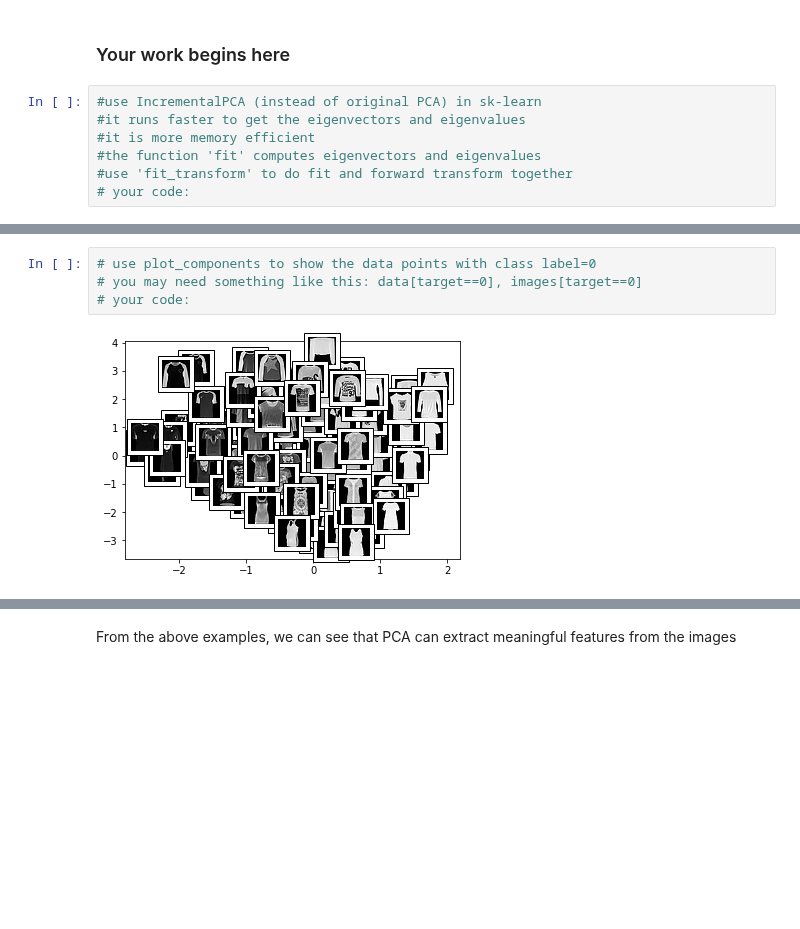
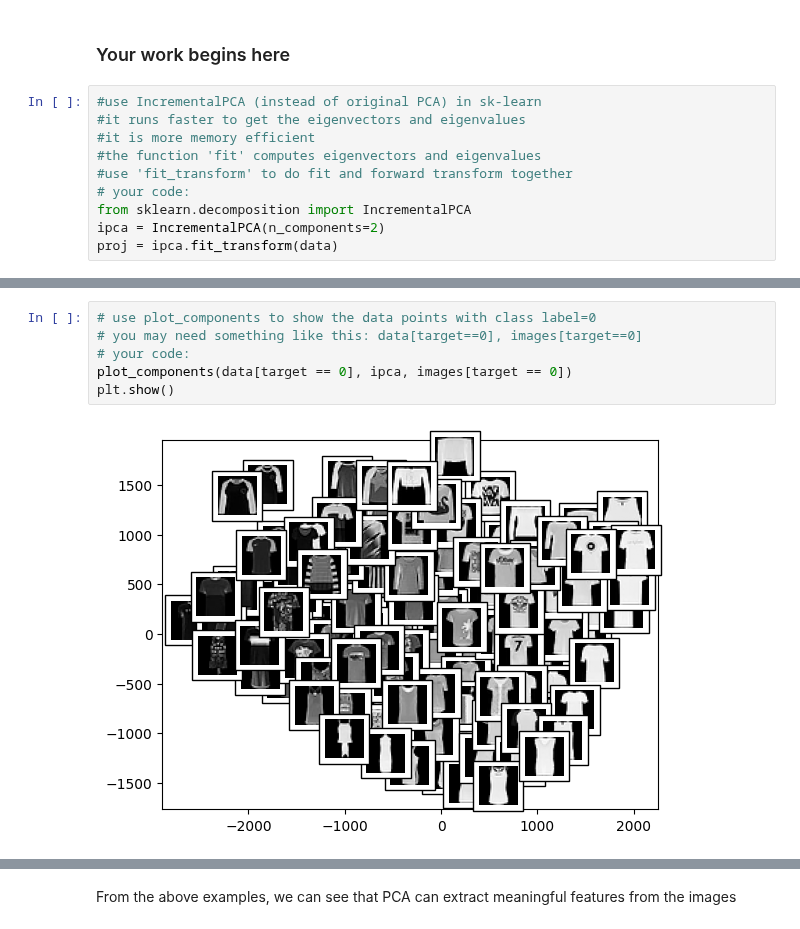
Before and after one commit to zurdooo/UM-FIU, a Jupyter notebook: UM/ML/hw2/H2P2T1.ipynb, the cells around one changed output, grey strips where cells are left out. Drawn from its saved outputs; the diff is of its cells as text; blank space fills up the shorter version.

```diff
--- a/UM/ML/hw2/H2P2T1.ipynb
+++ b/UM/ML/hw2/H2P2T1.ipynb
@@ -110,6 +112,9 @@ def plot_components(data, model, images, ax=None,
 #the function 'fit' computes eigenvectors and eigenvalues
 #use 'fit_transform' to do fit and forward transform together
 # your code:
+from sklearn.decomposition import IncrementalPCA
+ipca = IncrementalPCA(n_components=2)
+proj = ipca.fit_transform(data)
 # %%
 #show the data points in 2D
 #you can find example code in my lecture notes (notebook files)
@@ -133,9 +145,11 @@ def plot_components(data, model, images, ax=None,
 # %%
 # use plot_components to show the data points with class label=0
 # you may need something like this: data[target==0], images[target==0]
 # your code:
+plot_components(data[target == 0], ipca, images[target == 0])
+plt.show()
 # %% [output]
-[figure, old version]
+[figure, new version]
 # %%
 # use plot_components to show the data points with class label=1
 # you may need something like this: data[target==1], images[target==1]
```
Also changed, not shown: parts of 19 cells of this notebook, 2 other files.
